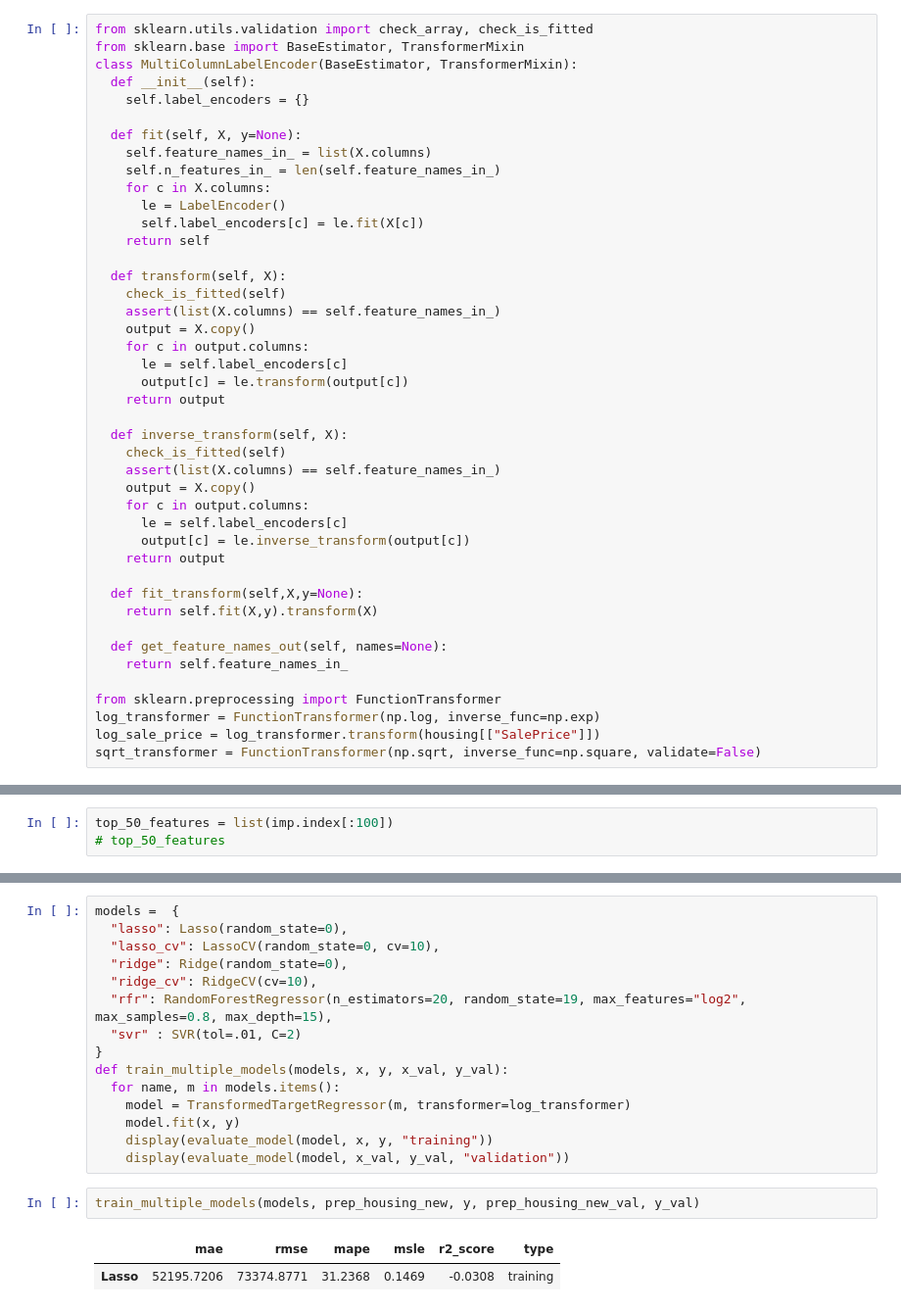
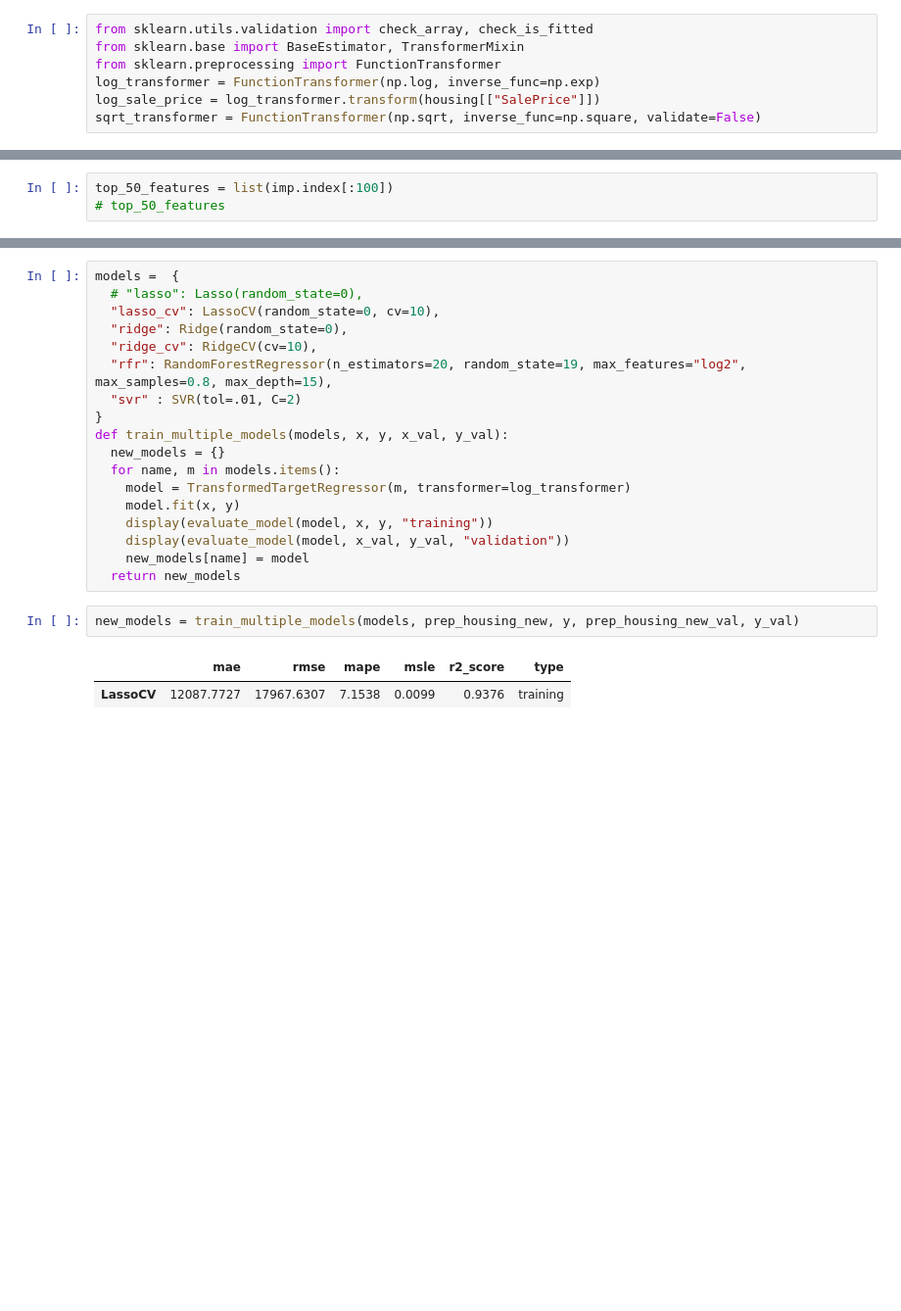
Before and after one commit to coolvinay1903/end2end-ml-pipeline, a Jupyter notebook: end-2-end-pipeline.ipynb, the cells around one changed output, grey strips where cells are left out. Shown at 98% size. Drawn from its saved outputs; the diff is of its cells as text; blank space fills up the shorter version.

```diff
--- a/end-2-end-pipeline.ipynb
+++ b/end-2-end-pipeline.ipynb
@@ -263,42 +266,6 @@ from sklearn.preprocessing import StandardScaler
 # %%
 from sklearn.utils.validation import check_array, check_is_fitted
 from sklearn.base import BaseEstimator, TransformerMixin
-class MultiColumnLabelEncoder(BaseEstimator, TransformerMixin):
-  def __init__(self):
-    self.label_encoders = {}
-
-  def fit(self, X, y=None):
-    self.feature_names_in_ = list(X.columns)
-    self.n_features_in_ = len(self.feature_names_in_)
-    for c in X.columns:
-      le = LabelEncoder()
-      self.label_encoders[c] = le.fit(X[c])
-    return self
-
-  def transform(self, X):
-    check_is_fitted(self)
-    assert(list(X.columns) == self.feature_names_in_)
-    output = X.copy()
-    for c in output.columns:
-      le = self.label_encoders[c]
-      output[c] = le.transform(output[c])
-    return output
-
-  def inverse_transform(self, X):
-    check_is_fitted(self)
-    assert(list(X.columns) == self.feature_names_in_)
-    output = X.copy()
-    for c in output.columns:
-      le = self.label_encoders[c]
-      output[c] = le.inverse_transform(output[c])
-    return output
-
-  def fit_transform(self,X,y=None):
-    return self.fit(X,y).transform(X)
-
-  def get_feature_names_out(self, names=None):
-    return self.feature_names_in_
-
 from sklearn.preprocessing import FunctionTransformer
 log_transformer = FunctionTransformer(np.log, inverse_func=np.exp)
 log_sale_price = log_transformer.transform(housing[["SalePrice"]])
@@ -699,6 +666,6 @@ global_results
 # %%
 models =  {
-  "lasso": Lasso(random_state=0),
+  # "lasso": Lasso(random_state=0),
   "lasso_cv": LassoCV(random_state=0, cv=10),
   "ridge": Ridge(random_state=0),
   "ridge_cv": RidgeCV(cv=10),
@@ -706,14 +673,17 @@ models =  {
   "svr" : SVR(tol=.01, C=2)
 }
 def train_multiple_models(models, x, y, x_val, y_val):
+  new_models = {}
   for name, m in models.items():
     model = TransformedTargetRegressor(m, transformer=log_transformer)
     model.fit(x, y)
     display(evaluate_model(model, x, y, "training"))
     display(evaluate_model(model, x_val, y_val, "validation"))
+    new_models[name] = model
+  return new_models
 # %%
-train_multiple_models(models, prep_housing_new, y, prep_housing_new_val, y_val)
+new_models = train_multiple_models(models, prep_housing_new, y, prep_housing_new_val, y_val)
 # %% [output]
 |  | mae | rmse | mape | msle | r2_score | type |
-| Lasso | 52195.7206 | 73374.8771 | 31.2368 | 0.1469 | -0.0308 | training |
+| LassoCV | 12087.7727 | 17967.6307 | 7.1538 | 0.0099 | 0.9376 | training |
 |  | mae | rmse | mape | msle | r2_score | type |
```
Also changed, not shown: parts of 28 cells of this notebook, 5 other files.
